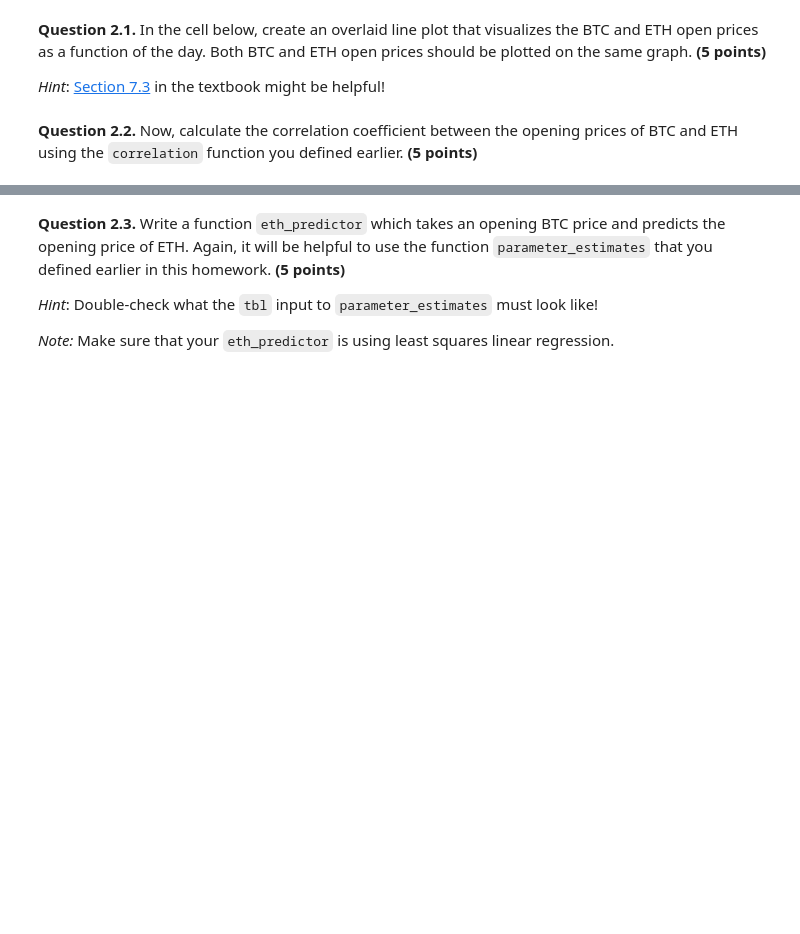
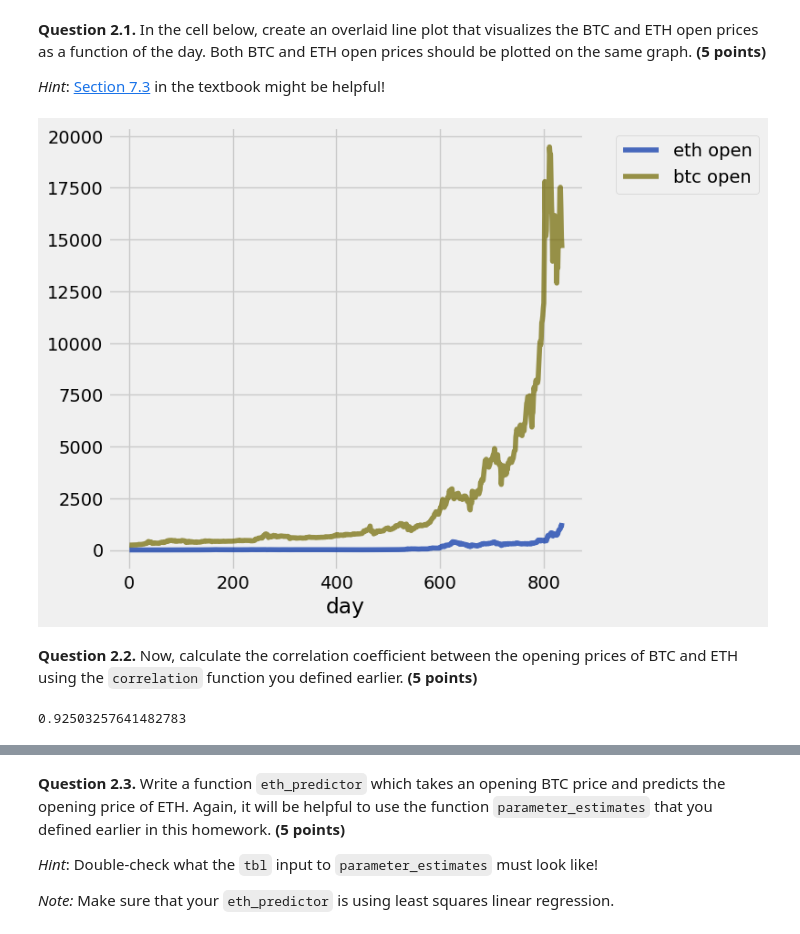
Before and after one commit to lochnes-007/Data8, a Jupyter notebook: homwork/hw10/hw10.ipynb, the cells around one changed output, grey strips where cells are left out. Cells and saved outputs as stored; diff of their text form; code cells hidden in the pictures; blank space fills up the shorter version.

```diff
--- a/homwork/hw10/hw10.ipynb
+++ b/homwork/hw10/hw10.ipynb
@@ -229,13 +248,19 @@ eth.show(5)
 *Hint*: [Section 7.3](https://inferentialthinking.com/chapters/07/3/Overlaid_Graphs.html#overlaid-line-plots) in the textbook might be helpful!
 # %%
 # Create a line plot of btc and eth open prices as a function of time
-...
+plotted = eth.select("open", "day").join("day", btc).select("day", "open", "open_2").relabeled("open", "eth open").relabeled("open_2", "btc open")
+
+plotted.plot("day")
+# %% [output]
+[figure, added]
 # %% [markdown]
 <!-- END QUESTION -->
 
 **Question 2.2.** Now, calculate the correlation coefficient between the opening prices of BTC and ETH using the `correlation` function you defined earlier. **(5 points)**
 # %%
-r = ...
+r = correlation(eth.column("open"), btc.column("open"))
 r
+# %% [output]
+0.92503257641482783
 # %%
 grader.check("q2_2")
```
Also changed, not shown: parts of 16 cells of this notebook, 1 other file.
